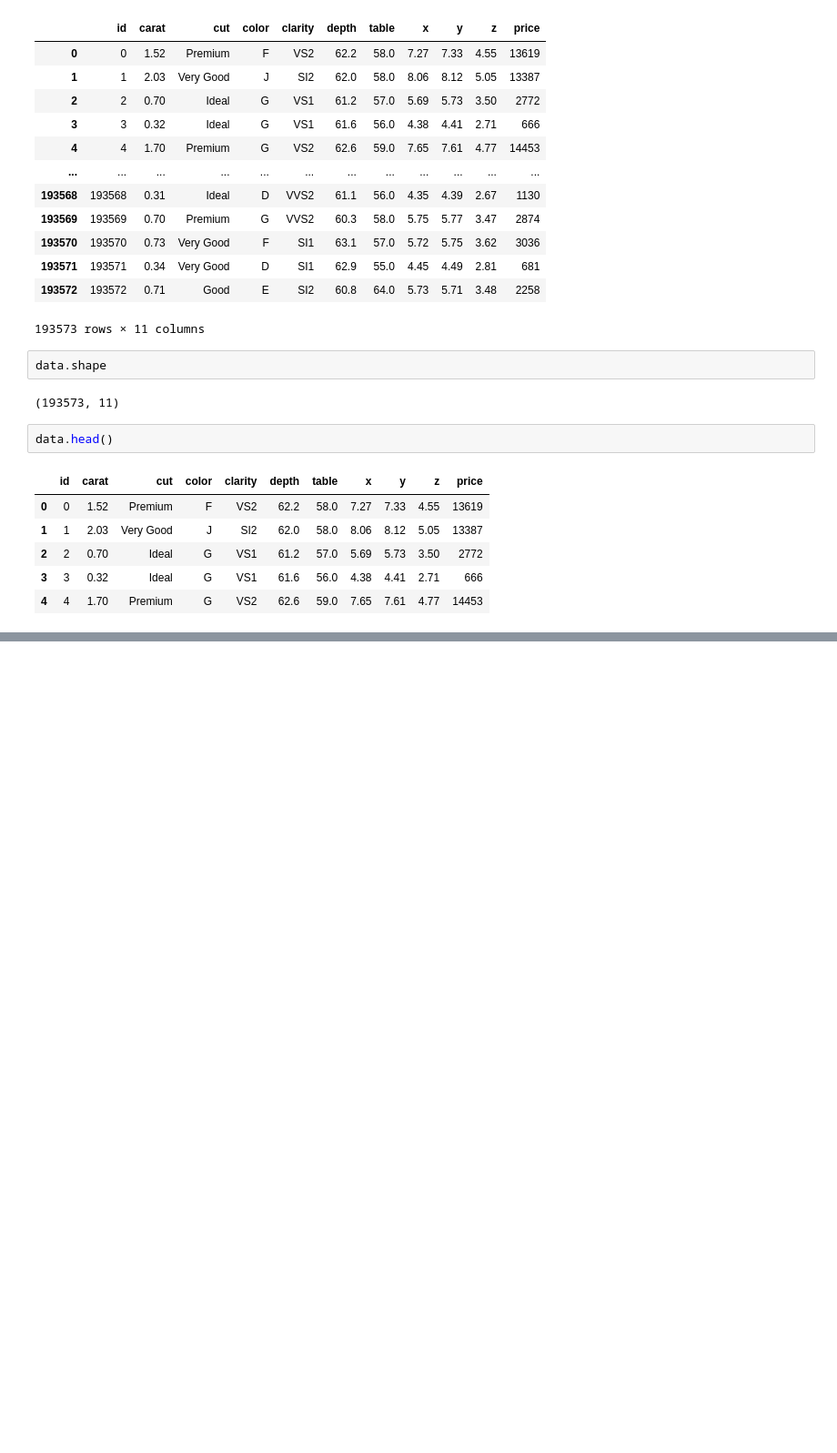
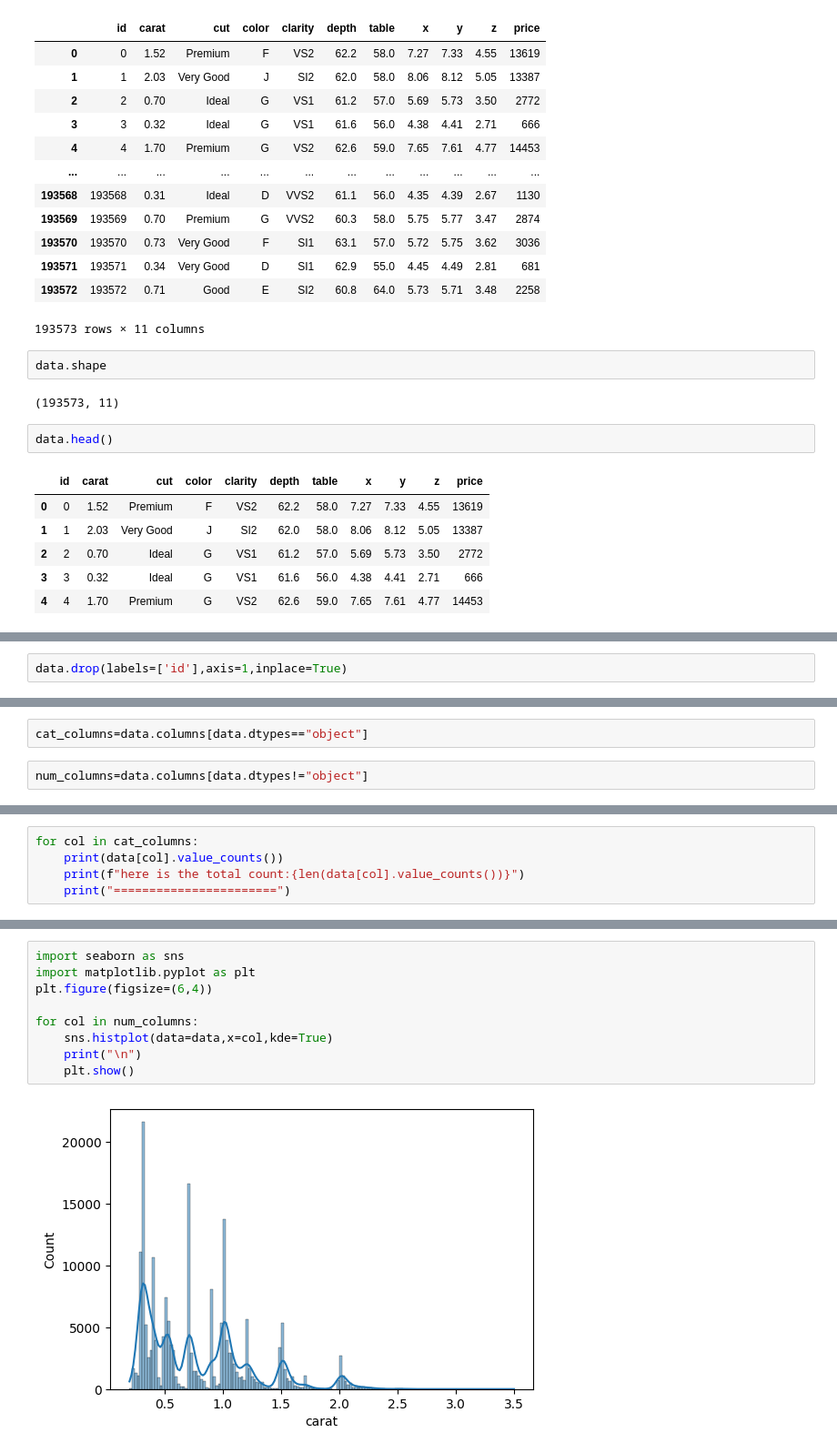
Before and after one commit to imyasars/mlops_CI_CT_CD, a Jupyter notebook: experiments/experiments.ipynb, the cells around one changed output, grey strips where cells are left out. Shown: that part at 91% size. Cells and saved outputs as stored; diff of their text form; blank space fills up the shorter version.

```diff
--- a/experiments/experiments.ipynb
+++ b/experiments/experiments.ipynb
@@ -33,0 +61,2 @@ data.head()
+# %%
+data.drop(labels=['id'],axis=1,inplace=True)
@@ -33,0 +93,4 @@ data.head()
+# %%
+cat_columns=data.columns[data.dtypes=="object"]
+# %%
+num_columns=data.columns[data.dtypes!="object"]
@@ -33,0 +124,5 @@ data.head()
+# %%
+for col in cat_columns:
+    print(data[col].value_counts())
+    print(f"here is the total count:{len(data[col].value_counts())}")
+    print("=======================")
@@ -33,0 +163,11 @@ data.head()
+# %%
+import seaborn as sns
+import matplotlib.pyplot as plt
+plt.figure(figsize=(6,4))
+
+for col in num_columns:
+    sns.histplot(data=data,x=col,kde=True)
+    print("\n")
+    plt.show()
+# %% [output]
+[figure, added]
```
Also changed, not shown: parts of 61 cells of this notebook.
